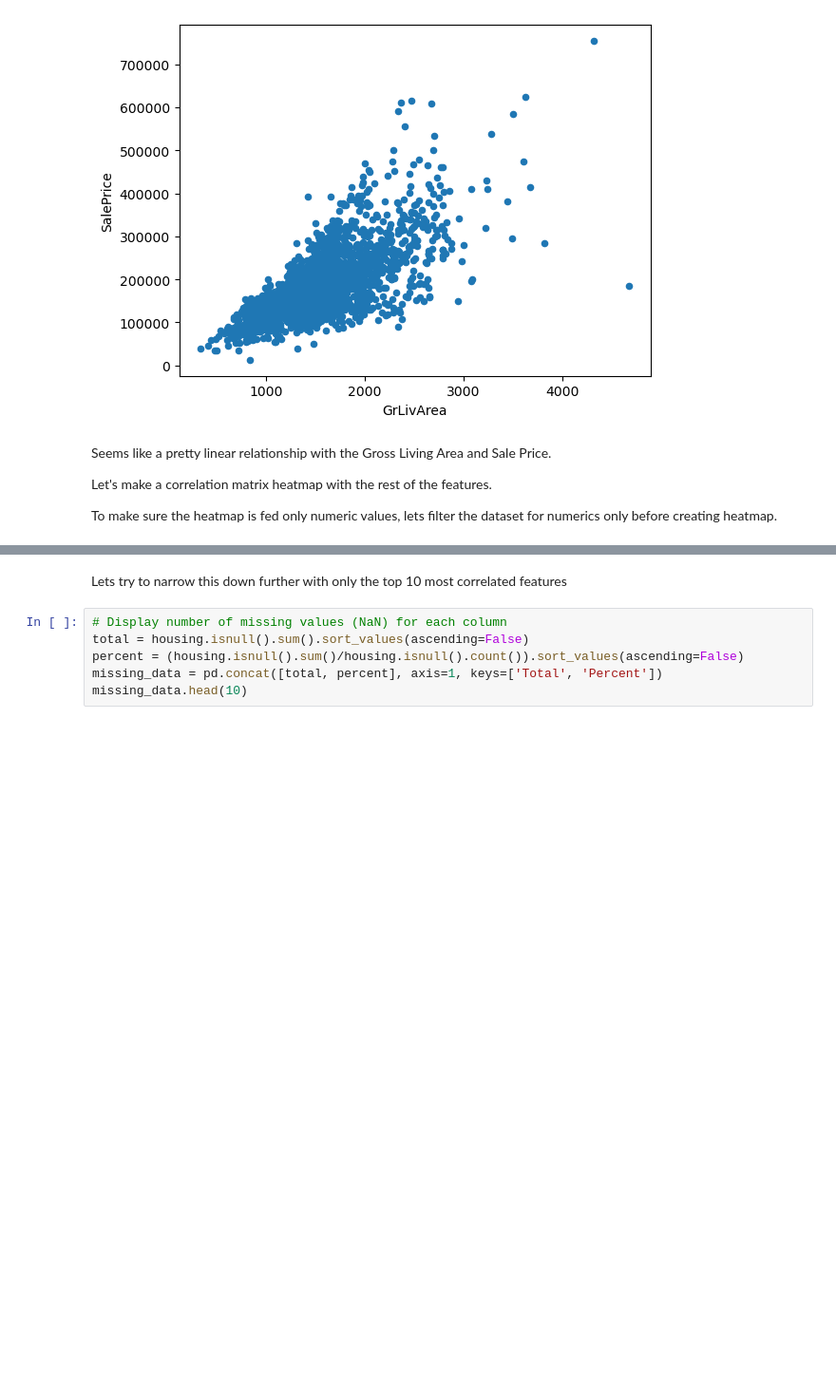
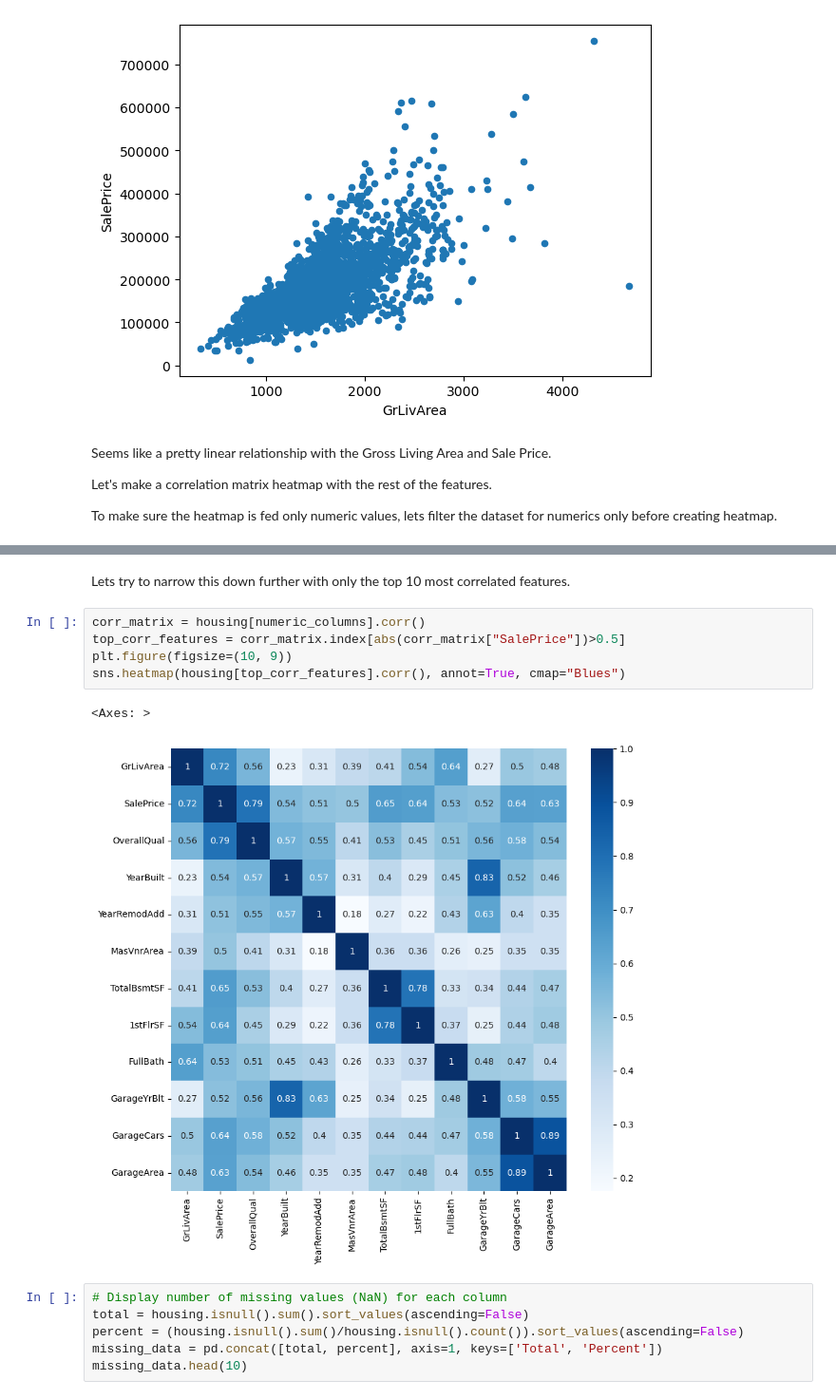
Before and after one commit to haidermumtaz/Machine-Learning-Project, a Jupyter notebook: housing_data_analysis.ipynb, the cells around one changed output, grey strips where cells are left out. Shown at 95% size. Saved outputs shown, nothing was run; the diff lists cells and outputs as text; blank space fills up the shorter version.

```diff
--- a/housing_data_analysis.ipynb
+++ b/housing_data_analysis.ipynb
@@ -101,7 +101,15 @@ sns.heatmap(corr, vmax=0.9, cmap="Blues", square=True)
 <Axes: >
 [figure]
 # %% [markdown]
-Lets try to narrow this down further with only the top 10 most correlated features
+Lets try to narrow this down further with only the top 10 most correlated features.
+# %%
+corr_matrix = housing[numeric_columns].corr()
+top_corr_features = corr_matrix.index[abs(corr_matrix["SalePrice"])>0.5]
+plt.figure(figsize=(10, 9))
+sns.heatmap(housing[top_corr_features].corr(), annot=True, cmap="Blues")
+# %% [output]
+<Axes: >
+[figure, added]
 # %%
 # Display number of missing values (NaN) for each column
 total = housing.isnull().sum().sort_values(ascending=False)
```
Also changed, not shown: parts of 1 cell of this notebook.
